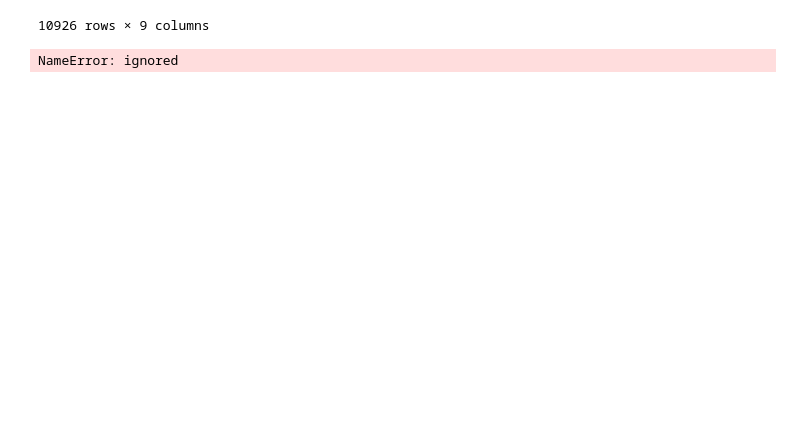
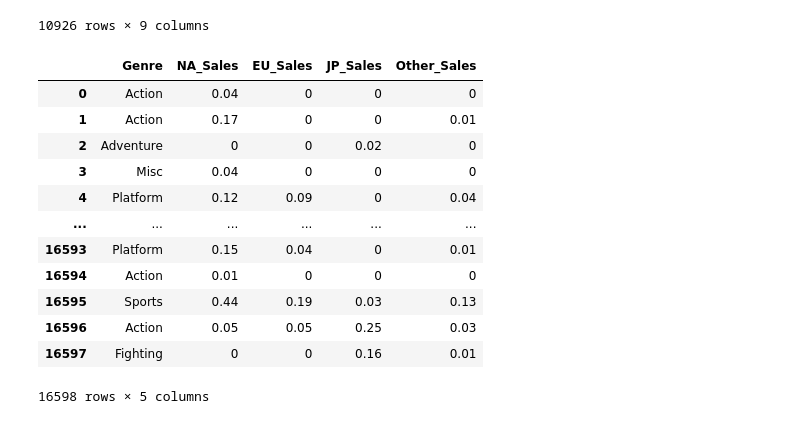
Before and after one commit to Choyoons/Choyoons, a Jupyter notebook: project.ipynb, the cells around one changed output. Saved outputs shown, nothing was run; the diff lists cells and outputs as text; code cells hidden in the pictures; blank space fills up the shorter version.

```diff
--- a/project.ipynb
+++ b/project.ipynb
@@ -267,7 +267,27 @@ error1 = df_vgm2[df_vgm2.NA_Sales.str.contains(r'[^0-9]')]
 | 16595 | NBA 2K16 | PS3 | 2015.0 | Sports | Take-Two Interactive | 0.44 | 0.19 | 0.03 | 0.13 |
 | 16596 | Toukiden: The Age of Demons | PSV | 2013.0 | Action | Tecmo Koei | 0.05 | 0.05 | 0.25 | 0.03 |
 10926 rows × 9 columns
-# %%
-print(df_vgm2)
-# %% [output]
-NameError: ignored
+# %%
+import pandas as pd
+import numpy as np
+import matplotlib.pyplot as plt
+
+df_vgm2 = pd.read_csv('https://ds-lecture-data.s3.ap-northeast-2.amazonaws.com/datasets/vgames2.csv')
+df_vgm2
+
+df1 = df_vgm2[['Genre', 'NA_Sales', 'EU_Sales', 'JP_Sales', 'Other_Sales']]
+df1
+# %% [output]
+|  | Genre | NA_Sales | EU_Sales | JP_Sales | Other_Sales |
+| 0 | Action | 0.04 | 0 | 0 | 0 |
+| 1 | Action | 0.17 | 0 | 0 | 0.01 |
+| 2 | Adventure | 0 | 0 | 0.02 | 0 |
+| 3 | Misc | 0.04 | 0 | 0 | 0 |
+| 4 | Platform | 0.12 | 0.09 | 0 | 0.04 |
+| ... | ... | ... | ... | ... | ... |
+| 16593 | Platform | 0.15 | 0.04 | 0 | 0.01 |
+| 16594 | Action | 0.01 | 0 | 0 | 0 |
+| 16595 | Sports | 0.44 | 0.19 | 0.03 | 0.13 |
+| 16596 | Action | 0.05 | 0.05 | 0.25 | 0.03 |
+| 16597 | Fighting | 0 | 0 | 0.16 | 0.01 |
+16598 rows × 5 columns
```
Also changed, not shown: parts of 7 cells of this notebook.
